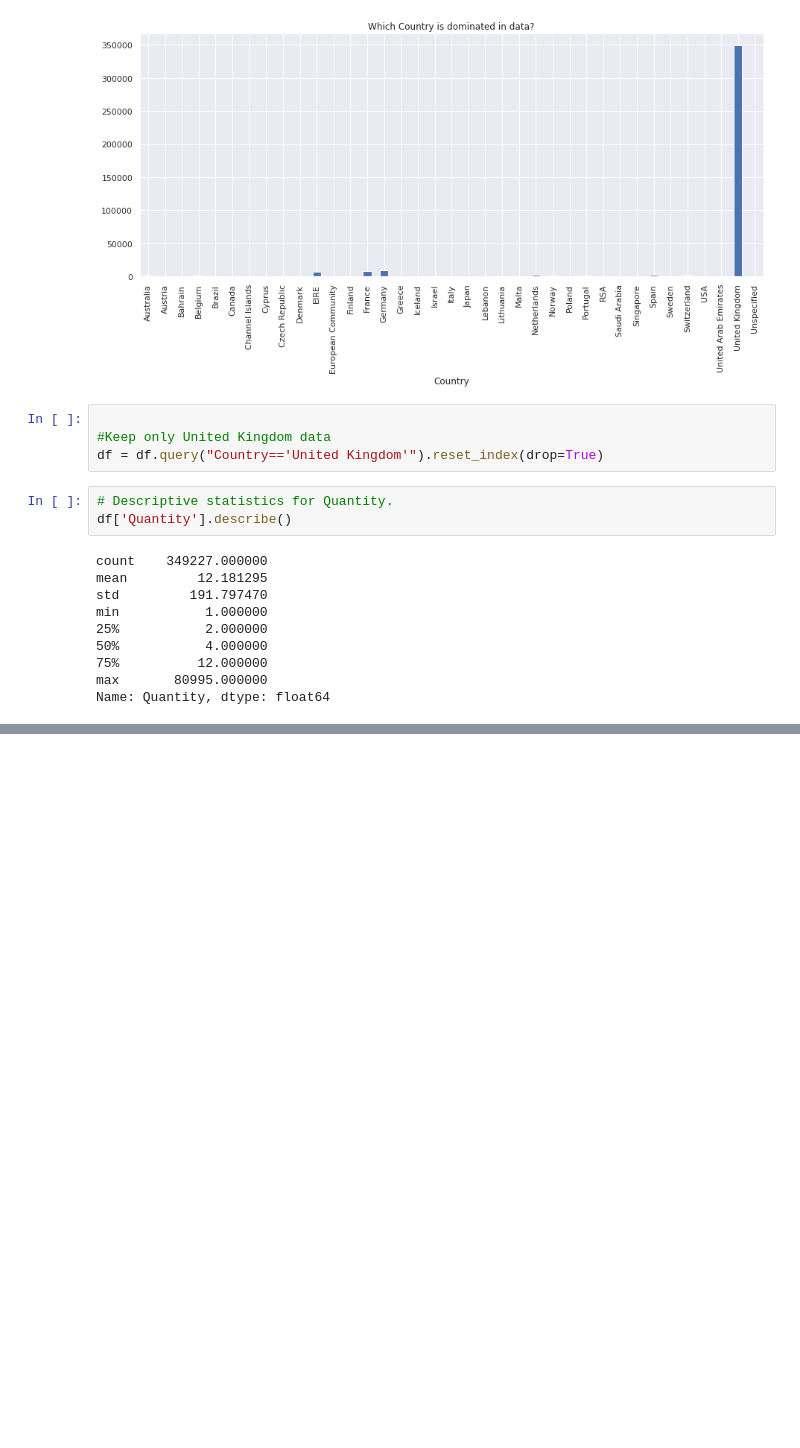
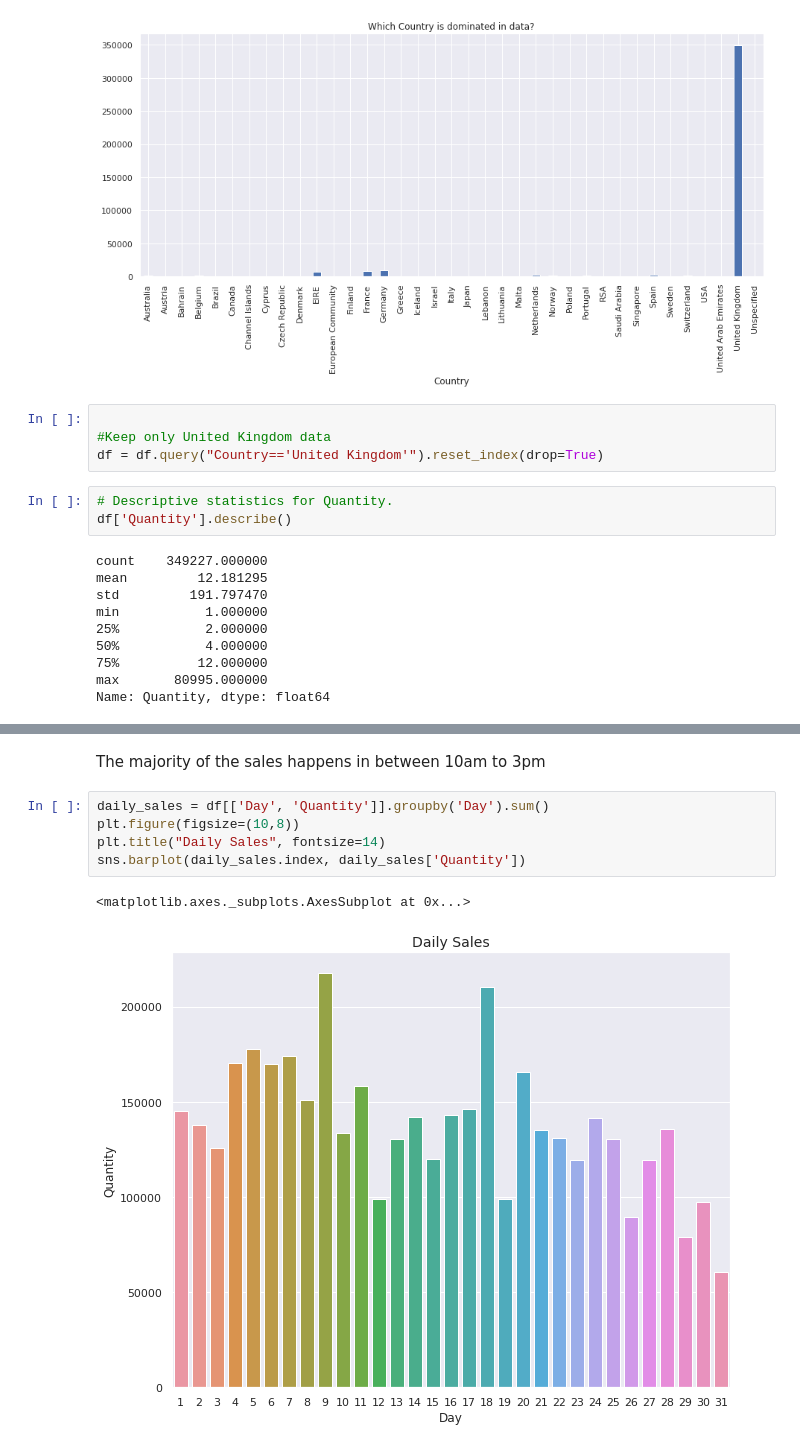
Before and after one commit to dsnnaveen/Online-Retail-Customer-Segementaion, a Jupyter notebook: Online_Retail_Customer_Segmentation_Capstone_Project.ipynb, the cells around one changed output, grey strips where cells are left out. Cells and saved outputs as stored; diff of their text form; blank space fills up the shorter version.

```diff
--- a/Online_Retail_Customer_Segmentation_Capstone_Project.ipynb
+++ b/Online_Retail_Customer_Segmentation_Capstone_Project.ipynb
@@ -236,0 +279,10 @@ Name: Quantity, dtype: float64
+# %% [markdown]
+The majority of the sales happens in between 10am to 3pm
+# %%
+daily_sales = df[['Day', 'Quantity']].groupby('Day').sum()
+plt.figure(figsize=(10,8))
+plt.title("Daily Sales", fontsize=14)
+sns.barplot(daily_sales.index, daily_sales['Quantity'])
+# %% [output]
+<matplotlib.axes._subplots.AxesSubplot at 0x...>
+[figure, added]
```
Also changed, not shown: parts of 9 cells of this notebook.
